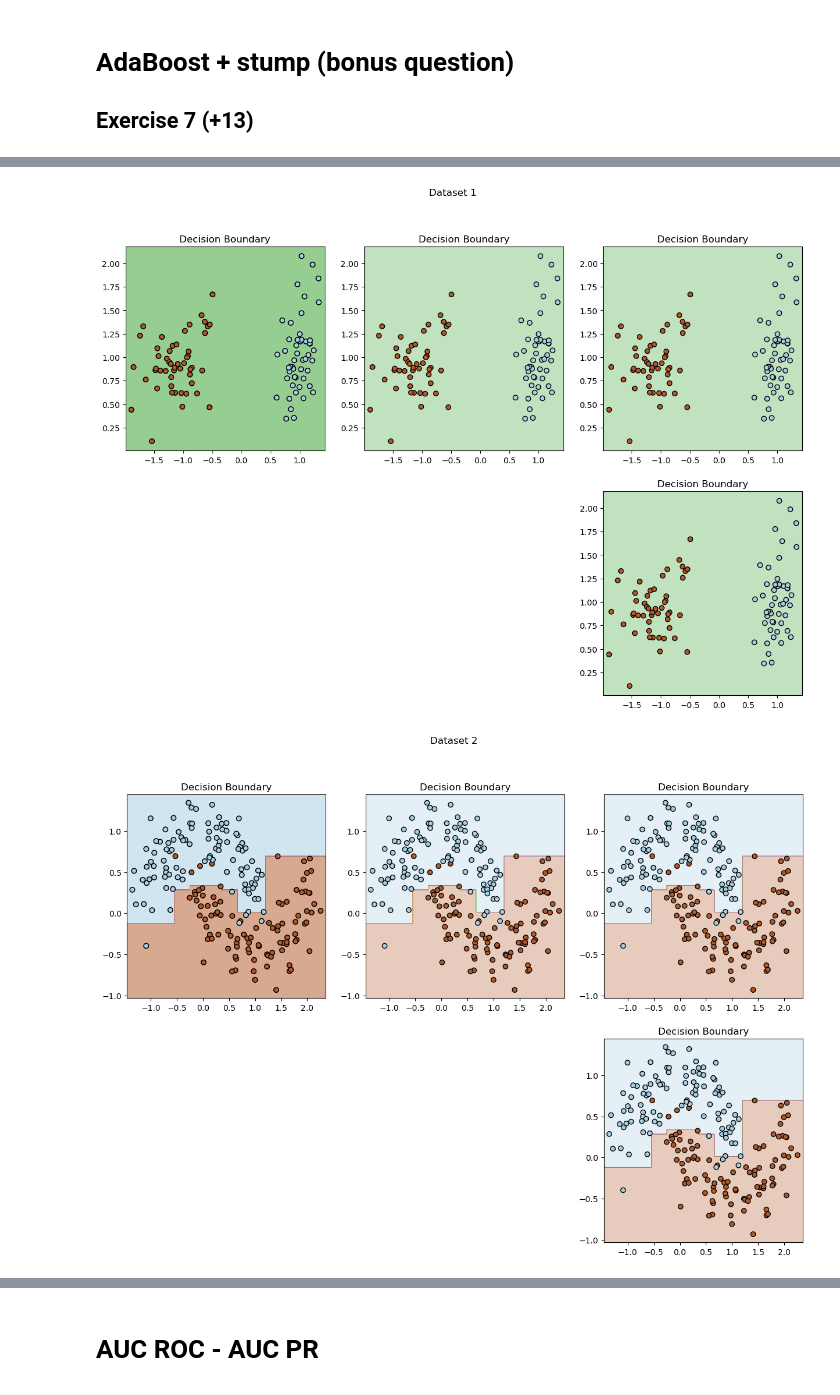
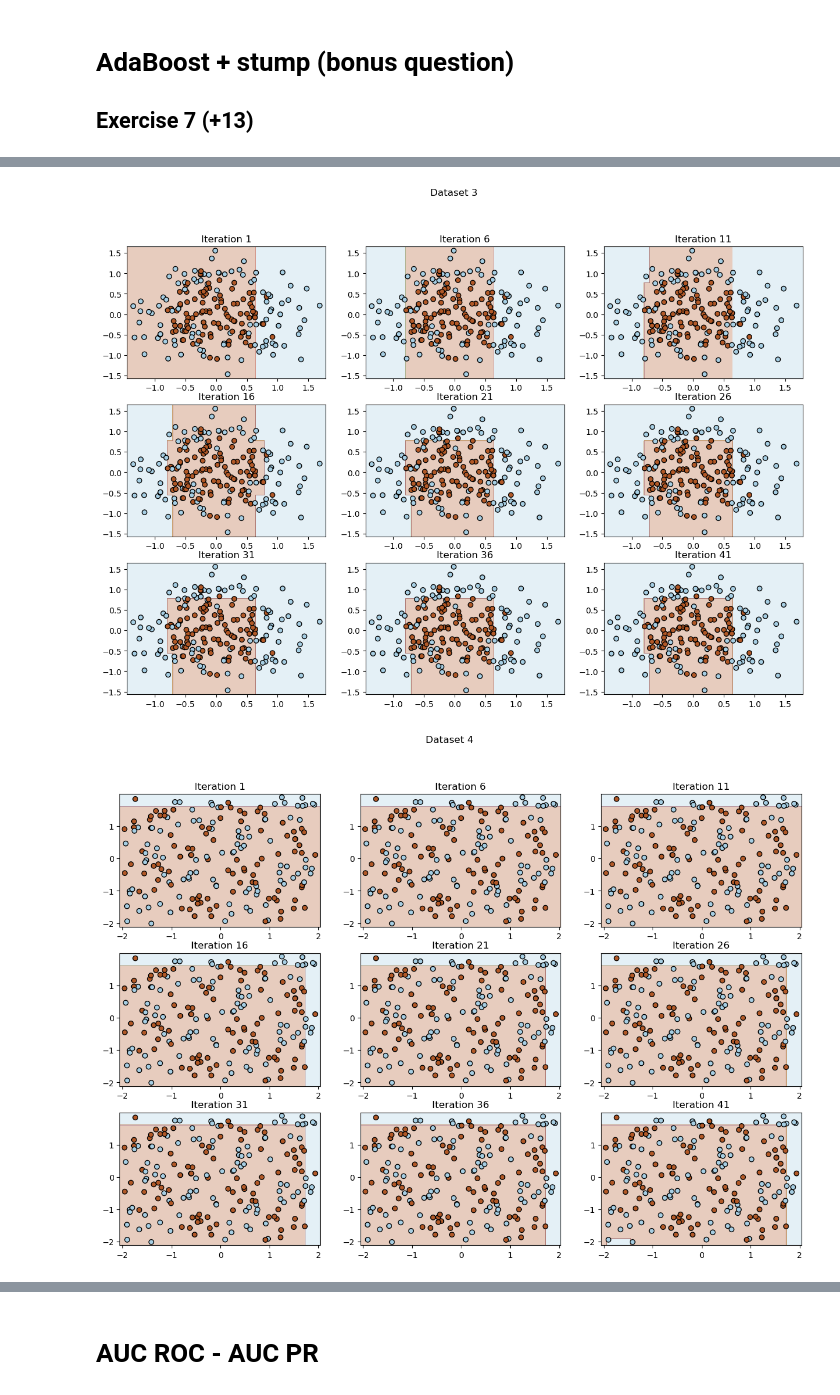
Before and after one commit to LuizFonteles/ada_boost_and_ensembles_trees.ipynb, a Jupyter notebook: ensembles-students.ipynb, the cells around one changed output, grey strips where cells are left out. Drawn from its saved outputs; the diff is of its cells as text; code cells hidden in the pictures.

Commit message:
fixed ada boost

```diff
--- a/ensembles-students.ipynb
+++ b/ensembles-students.ipynb
@@ -589,18 +611,32 @@ datasets = [
+# %%
+X, y = datasets[2]
+y = 2 * y - 1  # Convert labels to {-1, +1}
+
+# Train AdaBoost for 50 iterations
+ab = AdaBoost().fit(X, y, M=50)
+
+# Plot decision boundary each 5 iterations
+plt.figure(figsize=(15, 10))
+for m in range(1,45,5):
+    plt.subplot(3, 3, (m//5)+1)
+    plot_tree(ab, X, y, m)
+plt.suptitle(f'Dataset 3')
+plt.show()
+# %% [output]
+[figure, added]
 # %%
-for ds_idx, dataset in enumerate(datasets):
-    X, y = dataset
-    y = 2 * y - 1  # Convert labels to {-1, +1}
+X, y = datasets[3]
+y = 2 * y - 1  # Convert labels to {-1, +1}
 
-    # Train AdaBoost for 50 iterations
-    ab = AdaBoost().fit(X, y, M=50)
+# Train AdaBoost for 50 iterations
+ab = AdaBoost().fit(X, y, M=50)
 
-    # Plot decision boundary at each iteration
-    plt.figure(figsize=(15, 10))
-    for m in [1, 5, 10, 25, 50]:  # Plot key iterations for brevity
-        plt.subplot(2, 3, (m//10) + 1)
-        plot_tree(ab, X, y)
-    plt.suptitle(f'Dataset {ds_idx + 1}')
-    plt.show()
+# Plot decision boundary at each iteration
+plt.figure(figsize=(15, 10))
+for m in range(1,45,5):
+    plt.subplot(3, 3, (m//5)+1)
+    plot_tree(ab, X, y, m)
+plt.suptitle(f'Dataset 4')
+plt.show()
 # %% [output]
-[figure, old version]
+[figure, new version]
-[figure, removed]
```
Also changed, not shown: parts of 15 cells of this notebook.
